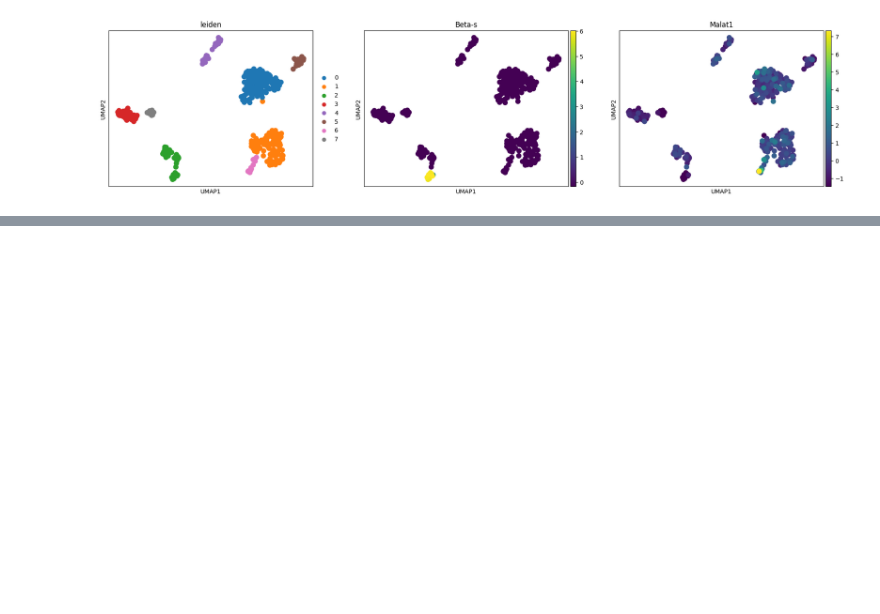
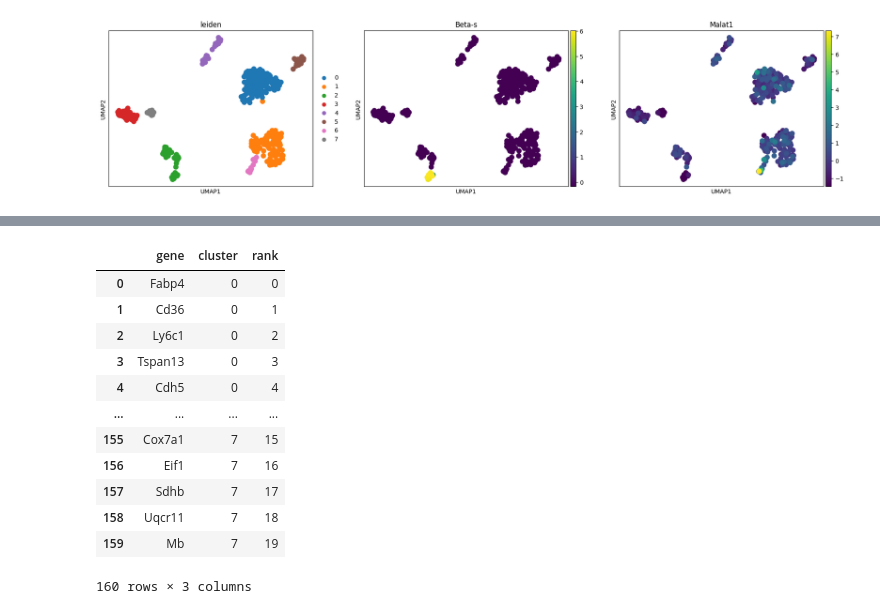
Before and after one commit to arcotan/single-cell-data-analysis, a Jupyter notebook: scanpy/no_preprocess.ipynb, the cells around one changed output, grey strips where cells are left out. Cells and saved outputs as stored; diff of their text form; code cells hidden in the pictures; blank space fills up the shorter version.

```diff
--- a/scanpy/no_preprocess.ipynb
+++ b/scanpy/no_preprocess.ipynb
@@ -60,3 +95,33 @@ sc.pl.rank_genes_groups(adata, n_genes=25, sharey=False)
+# %%
+number_of_clusters = 8
+number_of_genes = 20
+
+names = adata.uns['rank_genes_groups']['names'][:number_of_genes]
+# transform each element of names in a list
+names = [list(x) for x in names]
+
+df = pd.DataFrame(columns=['gene', 'cluster', 'rank'])
+
+for i in range(0, number_of_clusters):
+    to_add = [ [names[j][i], i, j] for j in range(number_of_genes)]
+    to_add = pd.DataFrame(to_add, columns=['gene', 'cluster', 'rank'])
+    df = pd.concat([df, to_add],  ignore_index=True)
+
+df
+# %% [output]
+|  | gene | cluster | rank |
+| 0 | Fabp4 | 0 | 0 |
+| 1 | Cd36 | 0 | 1 |
+| 2 | Ly6c1 | 0 | 2 |
+| 3 | Tspan13 | 0 | 3 |
+| 4 | Cdh5 | 0 | 4 |
+| ... | ... | ... | ... |
+| 155 | Cox7a1 | 7 | 15 |
+| 156 | Eif1 | 7 | 16 |
+| 157 | Sdhb | 7 | 17 |
+| 158 | Uqcr11 | 7 | 18 |
+| 159 | Mb | 7 | 19 |
+160 rows × 3 columns
 # %%
 sc.tl.rank_genes_groups(adata, 'leiden', method='wilcoxon')
 sc.pl.rank_genes_groups(adata, n_genes=25, sharey=False)
```
Also changed, not shown: parts of 5 cells of this notebook.
